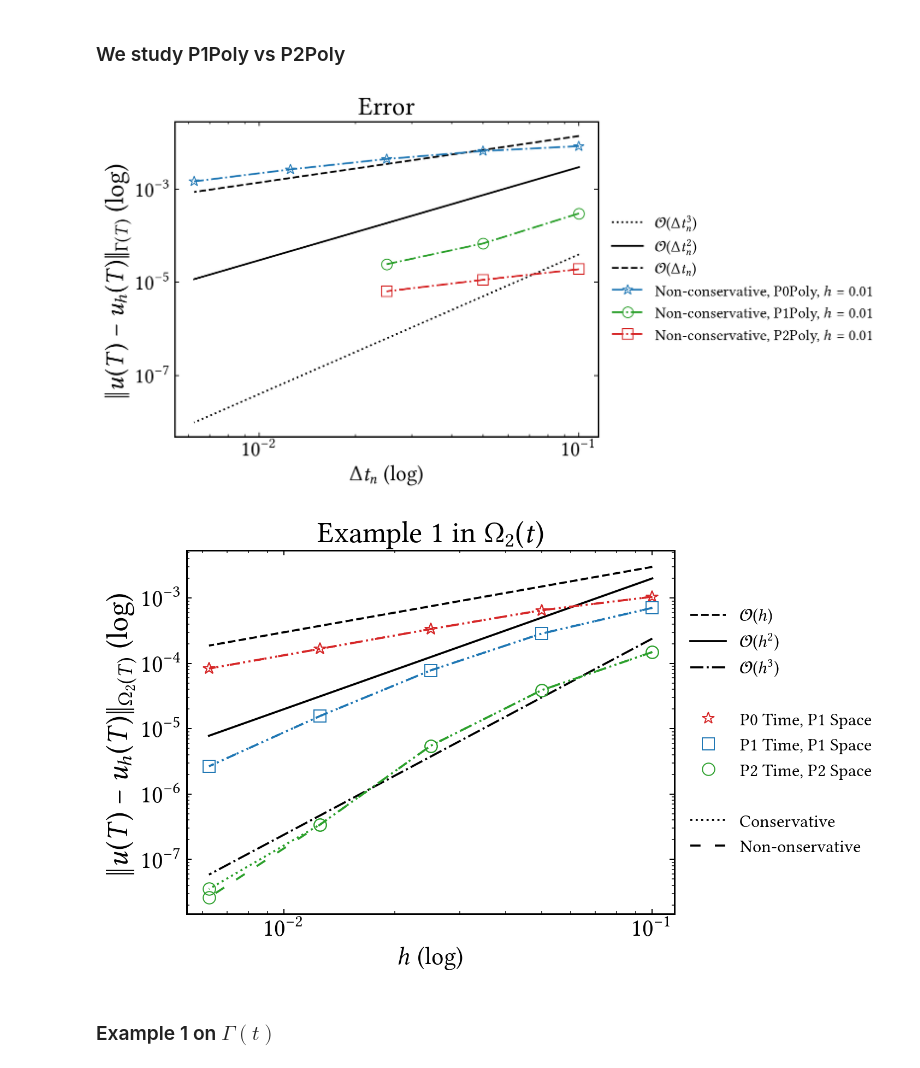
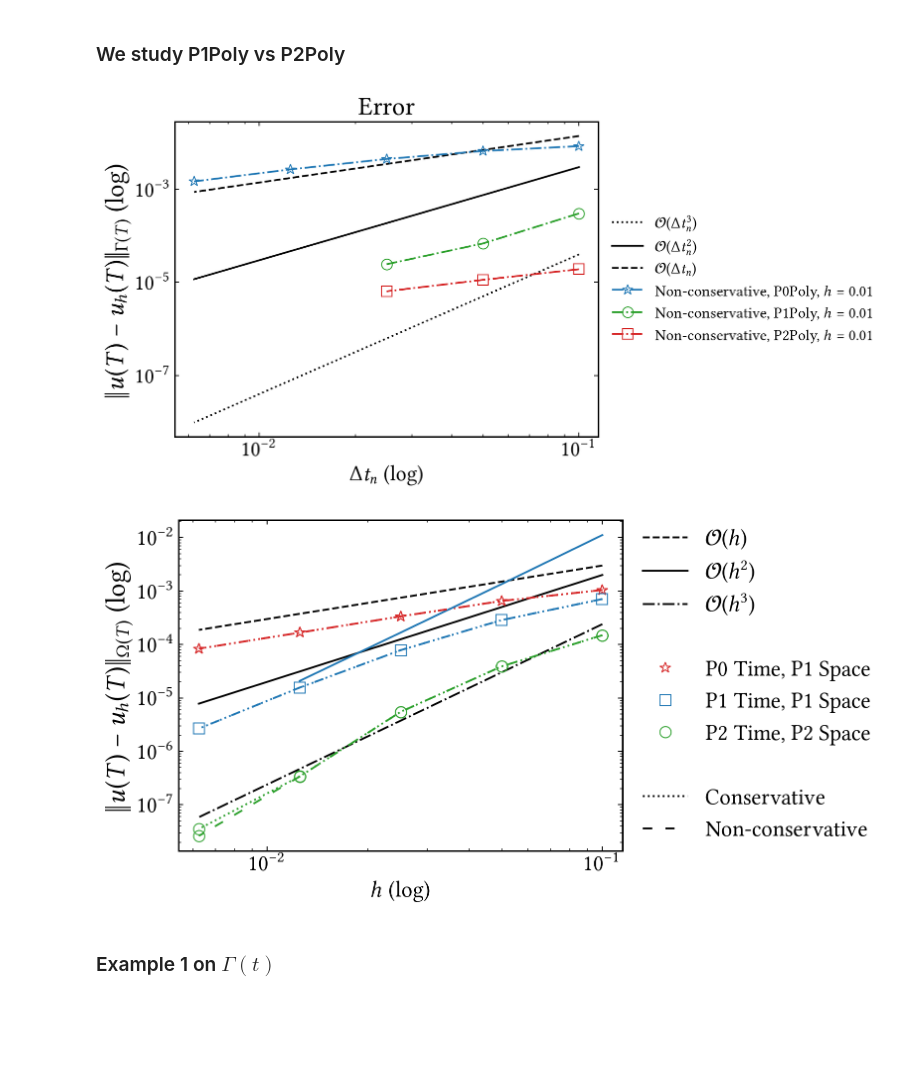
Before and after one commit to CutFEM/CutFEM-Library, a Jupyter notebook: notebook/convection_diffusion/higher_order_time.ipynb, the cells around one changed output. Cells and saved outputs as stored; diff of their text form; code cells hidden in the pictures; blank space fills up the shorter version.

```diff
--- a/notebook/convection_diffusion/higher_order_time.ipynb
+++ b/notebook/convection_diffusion/higher_order_time.ipynb
@@ -69,7 +69,7 @@ triangle = mlines.Line2D([0], [0], marker='^', color='black',
                            label='Macro stab. 2')
 
 conservative = mlines.Line2D([0], [0], marker='none', color='black', linestyle=":", label='Conservative')
-classical = mlines.Line2D([0], [0], marker='none', color='black', linestyle=(0, (5,7)), label='Non-onservative')
+classical = mlines.Line2D([0], [0], marker='none', color='black', linestyle=(0, (5,7)), label='Non-conservative')
 
 
 
@@ -129,38 +129,42 @@ plt.show()
 error_conservative_P0Poly_P1Quad = [0.00104781455413818, 0.0006510646431074398, 0.0003355448362877795, 0.0001668867885124935, 8.338290525192938e-05]
 error_conservative_P1Poly_P1Quad = [0.0007084109577294917, 0.0002854853034878608, 7.815782488454483e-05, 1.562037349950845e-05, 2.665715164075652e-06]
 error_conservative_P2Poly_P2Quad = [0.0001494488616177271, 3.881628420637765e-05, 5.486702404706657e-06, 3.405538596876311e-07, 3.529888657103865e-08]
 cond_conservative_P2Poly_P2Quad = [9.363431e+06,1.648957e+07,3.287586e+07,4.932920e+07,7.457605e+07]
 
 
 error_classical_P0Poly_P1Quad = [0.001047800901942141, 0.0006510198366411318, 0.000335540969870371, 0.0001668862956387252, 8.33829055311301e-05]    # P2Quad: [0.001117273711428273, 0.0006180195642465502, 0.0003198347454808016, 0.0001633215518491205, 8.261851885385448e-05]
 error_classical_P1Poly_P1Quad = [0.0007085944832910808, 0.0002855949983347337, 7.81638419833073e-05, 1.562191287471175e-05, 2.662768571432827e-06]
 error_classical_P2Poly_P2Quad = [0.0001491344710695951, 3.880958904581239e-05, 5.483954283717008e-06, 3.388107376750641e-07, 2.617694498661298e-08]
 
 h = [0.1, 0.05, 0.025, 0.0125, 0.00625]
 
 fig2, ax2 = plt.subplots()
 
 ax2.loglog(h, 0.3e-1*np.power(h, 1), label=r"$\mathcal{O}(h)$", linestyle="--", color="black")
 ax2.loglog(h, 2.0e-1*np.power(h, 2), label=r"$\mathcal{O}(h^{2})$", linestyle="-", color="black")
 ax2.loglog(h, 2.4e-1*np.power(h, 3), label=r"$\mathcal{O}(h^{3})$", linestyle="-.", color="black")
+#ax2.loglog(h, 2.4e-1*np.power(h, 4), label=r"$\mathcal{O}(h^{4})$", linestyle=":", color="black")
 ax2.loglog(h, error_conservative_P0Poly_P1Quad,  marker='*', markersize=9, linestyle=":", markeredgewidth=0.8, markerfacecolor="None", color="C3", label=r"Conservative, P0 Time, P1 Space")
 ax2.loglog(h, error_conservative_P1Poly_P1Quad,  marker='s', markersize=9, linestyle=":", markeredgewidth=0.8, markerfacecolor="None", color="C0", label=r"Conservative, P1 Time, P1 Space")
 ax2.loglog(h, error_conservative_P2Poly_P2Quad,  marker='o', markersize=9, linestyle=":", markeredgewidth=0.8, markerfacecolor="None", color="C2", label=r"Conservative, P2 Time, P2 Space")
+#ax2.loglog(h[:-1],[0.01117926330921224, 0.001345154740405157, 0.0001668449371540097, 2.083700699994401e-05])
 ax2.plot([],[],linestyle="",label=" ")
 ax2.loglog(h, error_classical_P0Poly_P1Quad,  marker='*', markersize=9, linestyle=(0, (5,7)), markeredgewidth=0.8, markerfacecolor="None", color="C3", label=r"Non-conservative, P0 Time, P1 Space")
 ax2.loglog(h, error_classical_P1Poly_P1Quad,  marker='s', markersize=9, linestyle=(0, (5,7)), markeredgewidth=0.8, markerfacecolor="None", color="C0", label=r"Non-conservative, P1 Time, P1 Space")
 ax2.loglog(h, error_classical_P2Poly_P2Quad,  marker='o', markersize=9, linestyle=(0, (5,7)), markeredgewidth=0.8, markerfacecolor="None", color="C2", label=r"Non-conservative, P2 Time, P2 Space")
-#ax2.legend(prop={'size': 13},loc='center left', bbox_to_anchor=(1.0, 0.5), ncol=1, frameon=False)
-ax2.legend(handles=[Oh1, Oh2, Oh3, space, star, square, circle, space, conservative, classical], prop={'size': 13},loc='center left', bbox_to_anchor=(1.0, 0.5), ncol=1, frameon=False)
+#ax2.legend(handles=[Oh1, Oh2, Oh3, space, star, square, circle, space, conservative, classical], prop={'size': 13},loc='best', frameon=False)
+
+ax2.legend(handles=[Oh1, Oh2, Oh3, space, star, square, circle, space, conservative, classical], prop={'size': 18},loc='center left', bbox_to_anchor=(1.0, 0.5), ncol=1, frameon=False)
 
 ax2.set_xlabel(r"$h$ (log)", fontsize=18)
 ax2.tick_params(axis='both', which='major', labelsize=18)
-ax2.set_ylabel(r"$\|u(T)-u_h(T)\|_{\Omega_2(T)}$ (log)", fontsize=22)
-ax2.set_title(r"Example 1 in $\Omega_2(t)$")
+ax2.set_ylabel(r"$\|u(T)-u_h(T)\|_{\Omega(T)}$ (log)", fontsize=22)
+#ax2.set_title(r"Example 1 in $\Omega_2(t)$")
 plt.show()
+fig2.savefig("higher_order.pdf", bbox_inches='tight')
 # %% [output]
 [figure]
-[figure, old version]
+[figure, new version]
 # %% [markdown]
 ### Example 1 on $\Gamma(t)$
 # %%
```
Also changed, not shown: 19 other files.
